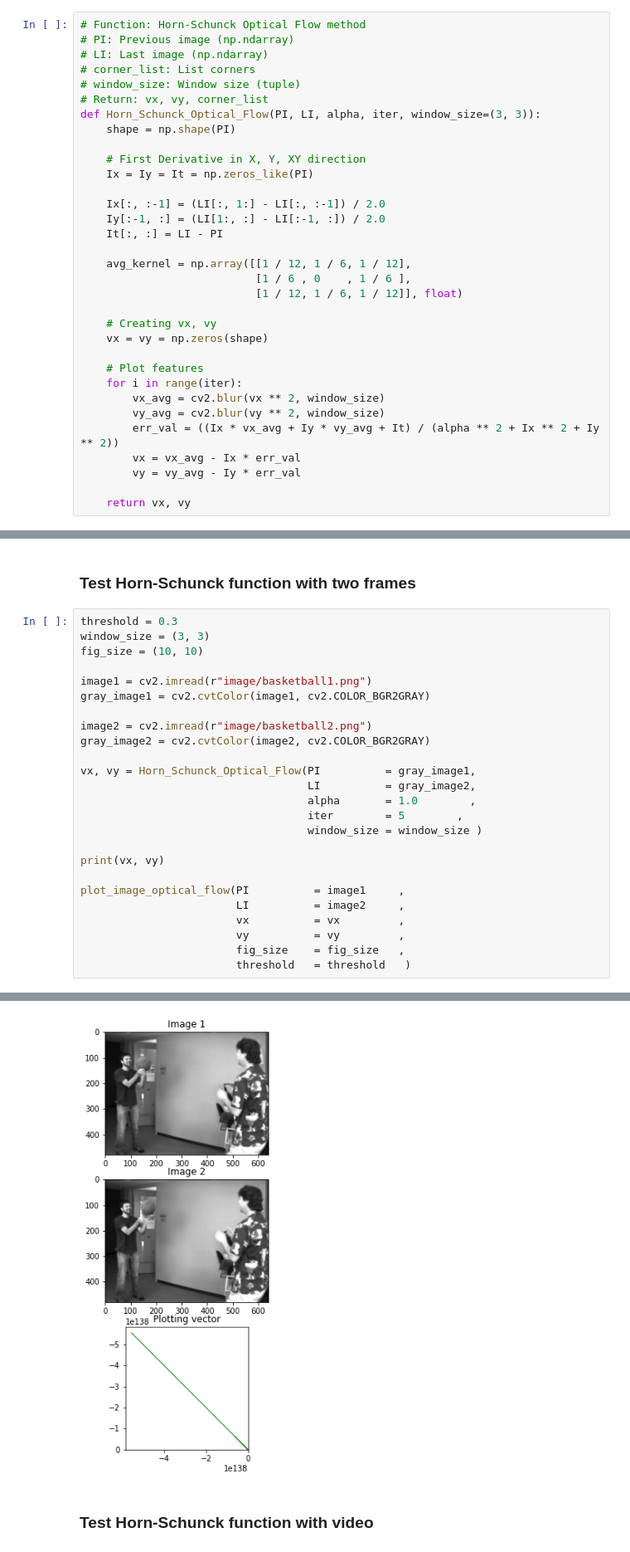
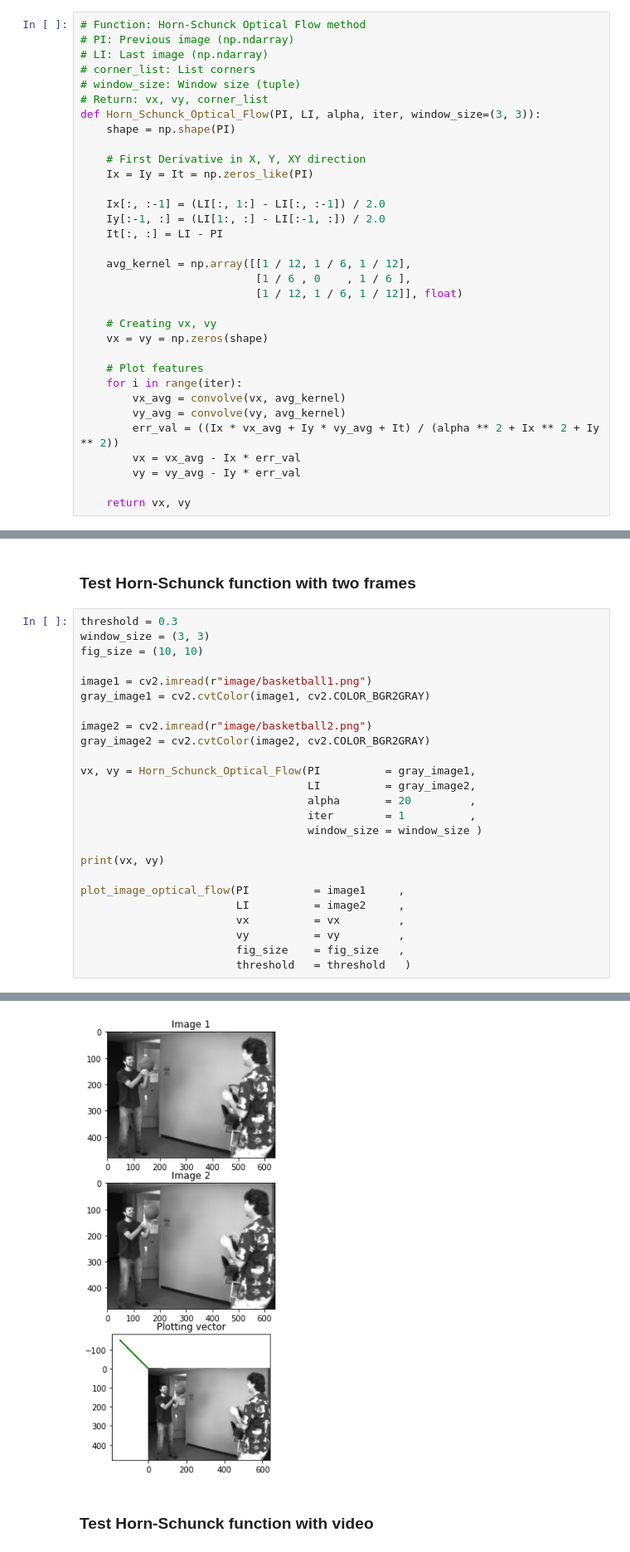
Before and after one commit to phamquanganhBKSET/optical_flow, a Jupyter notebook: dense_optical_flow.ipynb, the cells around one changed output, grey strips where cells are left out. Shown at 83% size. Cells and saved outputs as stored; diff of their text form.

```diff
--- a/dense_optical_flow.ipynb
+++ b/dense_optical_flow.ipynb
@@ -100,8 +101,8 @@ def Horn_Schunck_Optical_Flow(PI, LI, alpha, iter, window_size=(3, 3)):
 
     # Plot features
     for i in range(iter):
-        vx_avg = cv2.blur(vx ** 2, window_size)
-        vy_avg = cv2.blur(vy ** 2, window_size)
+        vx_avg = convolve(vx, avg_kernel)
+        vy_avg = convolve(vy, avg_kernel)
         err_val = ((Ix * vx_avg + Iy * vy_avg + It) / (alpha ** 2 + Ix ** 2 + Iy ** 2))
         vx = vx_avg - Ix * err_val
         vy = vy_avg - Iy * err_val
@@ -182,8 +183,8 @@ gray_image2 = cv2.cvtColor(image2, cv2.COLOR_BGR2GRAY)
 
 vx, vy = Horn_Schunck_Optical_Flow(PI          = gray_image1,
                                    LI          = gray_image2,
-                                   alpha       = 1.0        ,
-                                   iter        = 5        ,
+                                   alpha       = 20         ,
+                                   iter        = 1          ,
                                    window_size = window_size )
 
 print(vx, vy)
@@ -215,4 +216,4 @@ plot_image_optical_flow(PI          = image1     ,
-[figure, old version]
+[figure, new version]
 # %% [markdown]
 ### **Test Horn-Schunck function with video**
 # %% [markdown]
```
Also changed, not shown: parts of 2 cells of this notebook.
